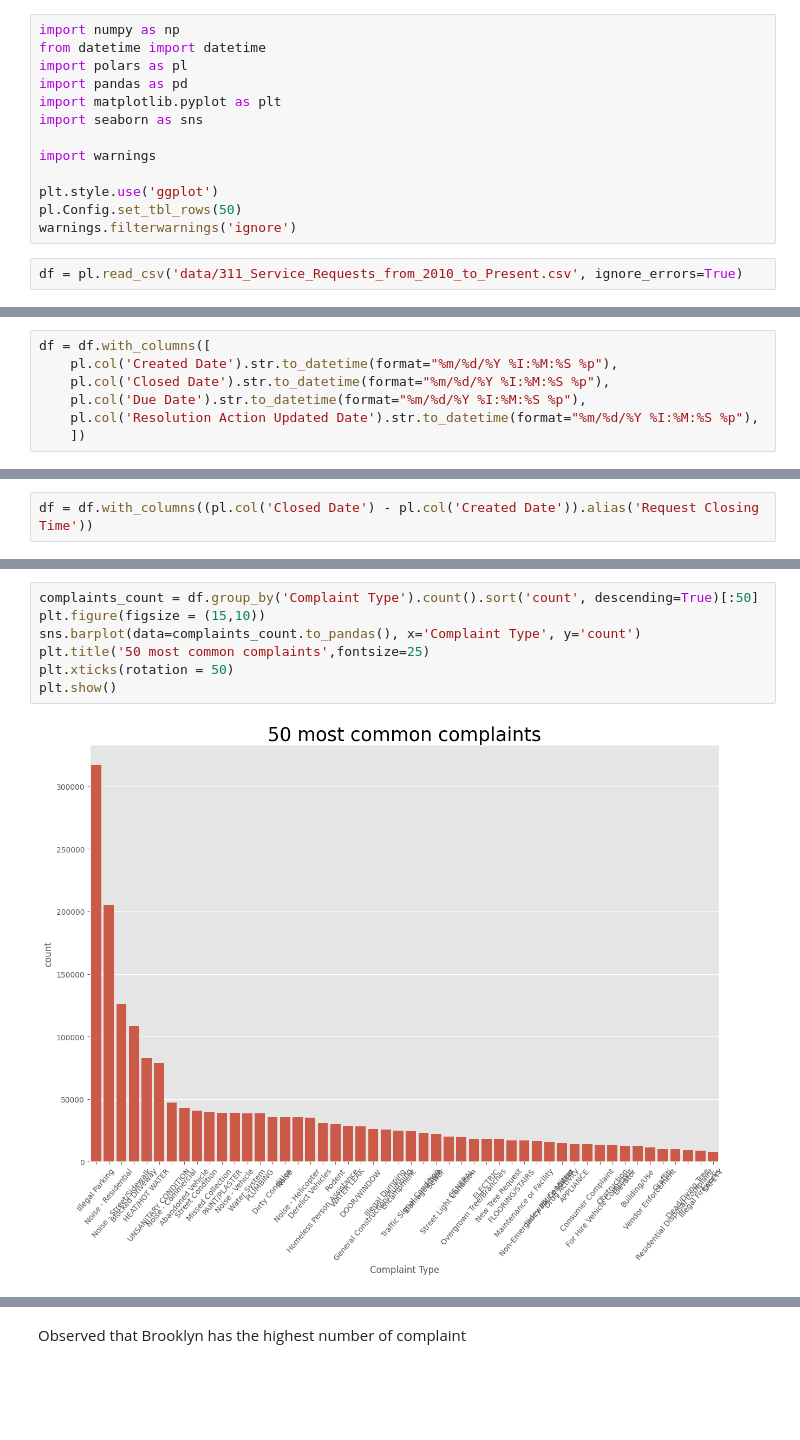
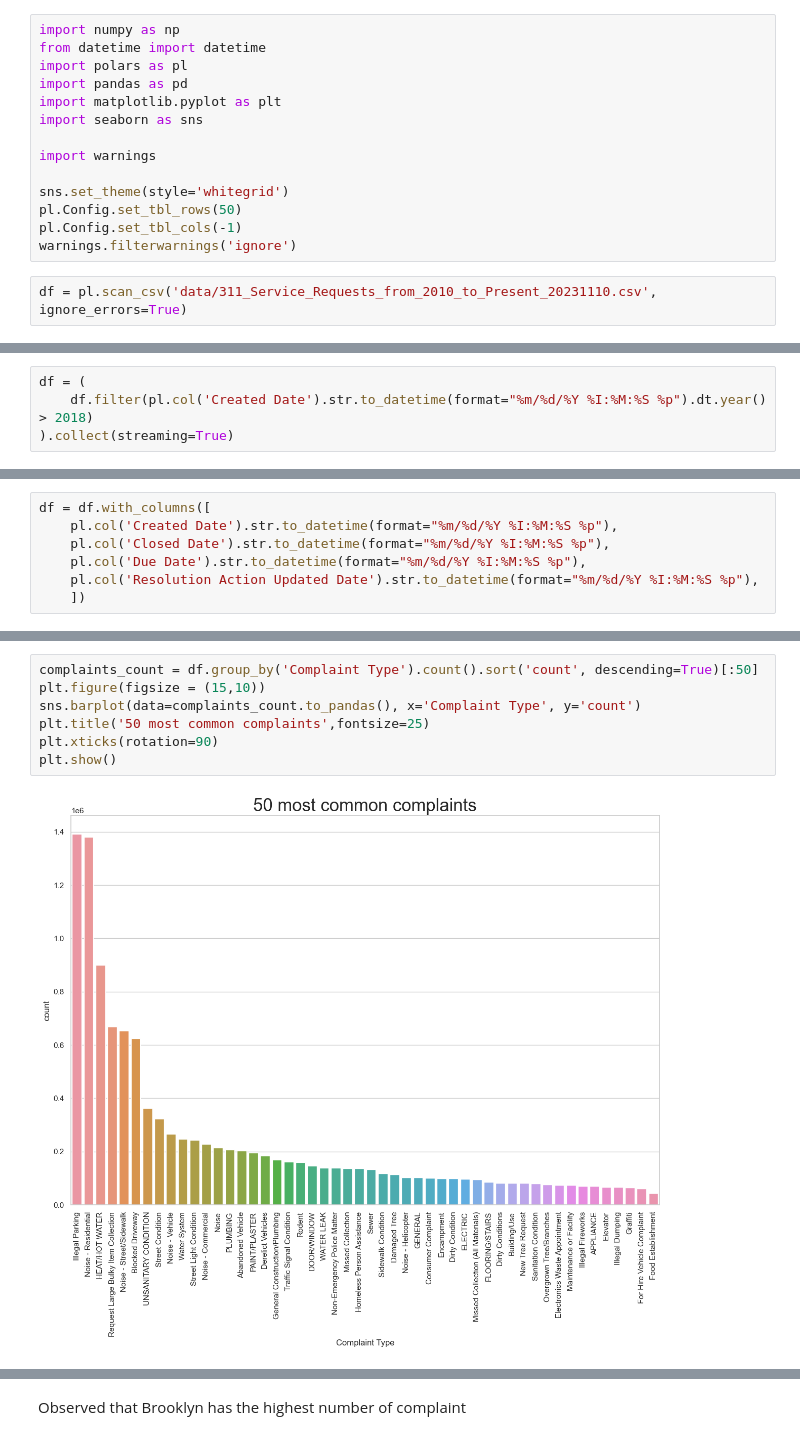
Before and after one commit to anhdang000/ServiceRequestsAnalysis, a Jupyter notebook: analysis.ipynb, the cells around one changed output, grey strips where cells are left out. Saved outputs shown, nothing was run; the diff lists cells and outputs as text; blank space fills up the shorter version.

```diff
--- a/analysis.ipynb
+++ b/analysis.ipynb
@@ -8,8 +8,9 @@ import seaborn as sns
 
 import warnings
 
-plt.style.use('ggplot')
+sns.set_theme(style='whitegrid')
 pl.Config.set_tbl_rows(50)
+pl.Config.set_tbl_cols(-1)
 warnings.filterwarnings('ignore')
 # %%
-df = pl.read_csv('data/311_Service_Requests_from_2010_to_Present.csv', ignore_errors=True)
+df = pl.scan_csv('data/311_Service_Requests_from_2010_to_Present_20231110.csv', ignore_errors=True)
@@ -15,0 +19,4 @@ df = pl.read_csv('data/311_Service_Requests_from_2010_to_Present.csv', ignore_er
+# %%
+df = (
+    df.filter(pl.col('Created Date').str.to_datetime(format="%m/%d/%Y %I:%M:%S %p").dt.year() > 2018)
+).collect(streaming=True)
@@ -45,2 +35,0 @@ shape: (46, 2)
-# %%
-df = df.with_columns((pl.col('Closed Date') - pl.col('Created Date')).alias('Request Closing Time'))
@@ -58,12 +43,12 @@ shape: (5, 47)
 # %%
 complaints_count = df.group_by('Complaint Type').count().sort('count', descending=True)[:50]
 plt.figure(figsize = (15,10))
 sns.barplot(data=complaints_count.to_pandas(), x='Complaint Type', y='count')
 plt.title('50 most common complaints',fontsize=25)
-plt.xticks(rotation = 50)
+plt.xticks(rotation=90)
 plt.show()
 # %% [output]
-[figure, old version]
+[figure, new version]
 # %%
 complaints_count = df.group_by('City').count().sort('count', descending=True)[:50]
 plt.figure(figsize = (15,10))
```
Also changed, not shown: parts of 26 cells of this notebook.
